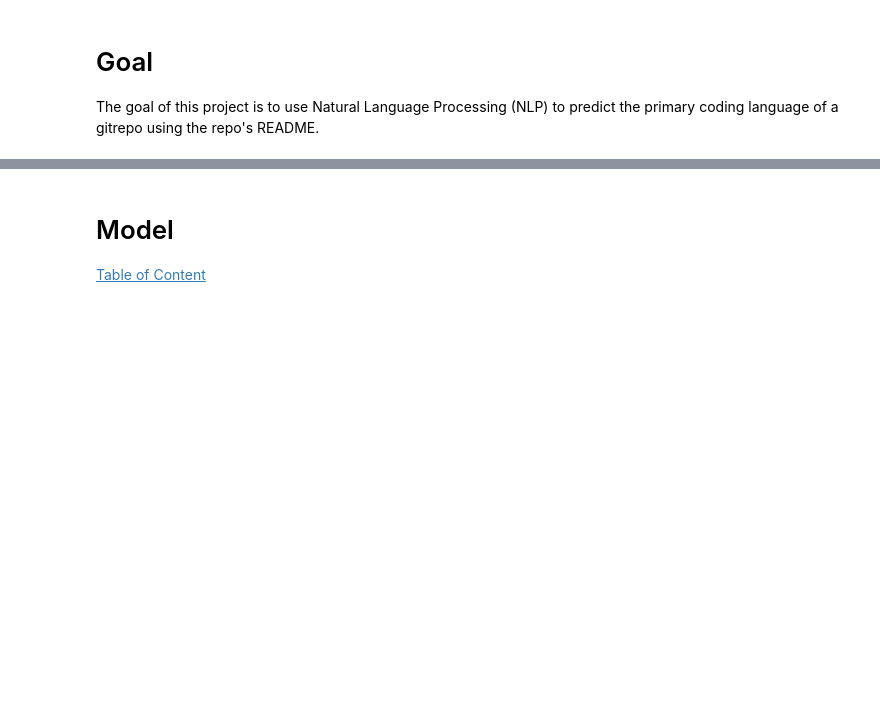
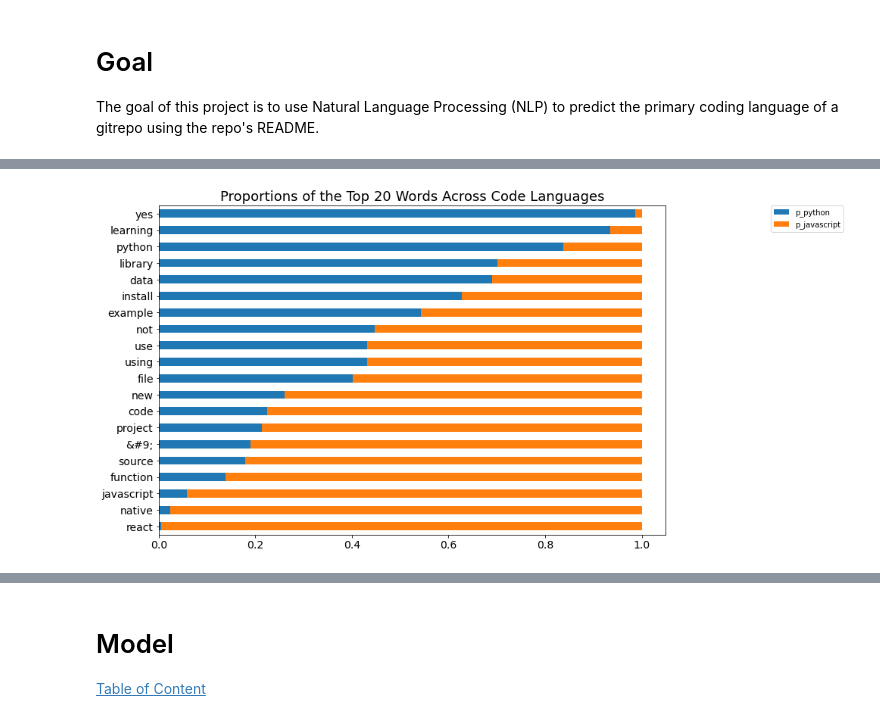
Before and after one commit to NLP-MVPs/nlp-project, a Jupyter notebook: MVP.ipynb, the cells around one changed output, grey strips where cells are left out. Drawn from its saved outputs; the diff is of its cells as text; code cells hidden in the pictures; blank space fills up the shorter version.

```diff
--- a/MVP.ipynb
+++ b/MVP.ipynb
@@ -34,0 +61,8 @@ We will use the modules ***[acquire.py](https://github.com/NLP-MVPs/nlp-project/
+# %%
+# create series objects for each top_code_clean that is a string of words joined on spaces to make it 1 continious string
+# for python
+python_words = ' '.join(df[df.top_code_clean=='python'].clean)
+# for javascript
+javascript_words = ' '.join(df[df.top_code_clean=='javascript'].clean)
+# both python and java script
+all_words = ' '.join(df.clean)
@@ -37,0 +184,16 @@ We will use the modules ***[acquire.py](https://github.com/NLP-MVPs/nlp-project/
+# %%
+# visualize the percentage each coding language makes up for the top 20 words
+(word_counts.assign(p_python = word_counts.python/word_counts['all'],
+                   p_javascript = word_counts.javascript/word_counts['all'])
+ .sort_values(by='all')[['p_python', 'p_javascript']]
+ .tail(20)
+ .sort_values(by='p_python')
+ .plot.barh(stacked=True, figsize=(12,8))
+)
+plt.title("Proportions of the Top 20 Words Across Code Languages", fontsize=18)
+plt.xticks(fontsize=14)
+plt.yticks(fontsize=14)
+plt.legend(bbox_to_anchor=(1.35, 1),borderaxespad=0)
+plt.show()
+# %% [output]
+[figure, added]
```
Also changed, not shown: parts of 20 cells of this notebook, 3 other files.
